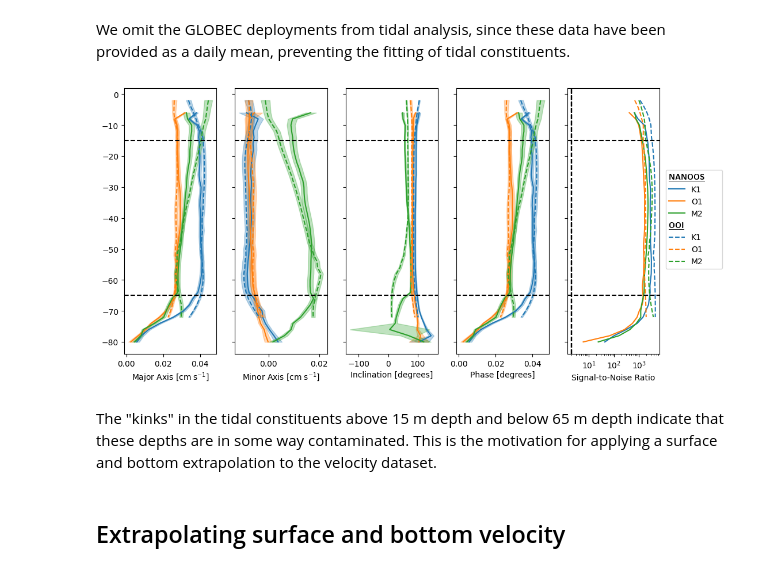
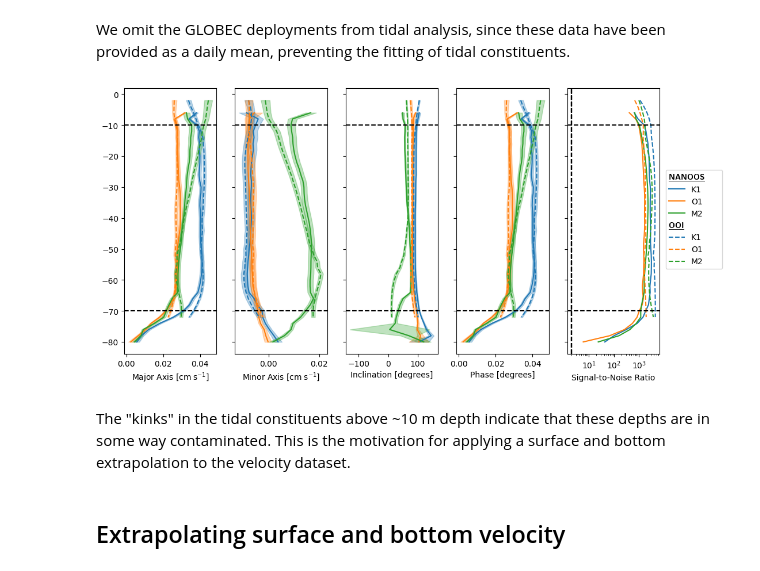
Before and after one commit to andrew-s28/shelf-nitrate-response-to-upwelling, a Jupyter notebook: notebooks/velocity_analysis_walkthrough.ipynb, the cells around one changed output. Cells and saved outputs as stored; diff of their text form; code cells hidden in the pictures.

Commit message:
update notebooks to reflect updated velocity and nitrate analysis

```diff
--- a/notebooks/velocity_analysis_walkthrough.ipynb
+++ b/notebooks/velocity_analysis_walkthrough.ipynb
@@ -310,37 +310,37 @@ class LegendTitle:
 # %%
 constituents = ["K1", "O1", "M2"]
 colors = ["C0", "C1", "C2"]
 
 fig, _ = plt.subplots(nrows=1, ncols=5, figsize=(12, 6), sharey=True)
 
 # plot the tidal constituents for each deployment period on the same axes, using different line styles
 fig = plot_tidal_constituents(tide_nanoos, fig, constituents, colors, linestyle="-")
 fig = plot_tidal_constituents(tide_ooi, fig, constituents, colors, linestyle="--")
 
 # fancy styling for the legend to add titles for each deployment period
 axs = fig.axes
 handles, labels = axs[0].get_legend_handles_labels()
 # we add string type handles that will be converted to legend titles by the handler map in the legend call below
 handles.insert(0, "NANOOS")  # ty:ignore[invalid-argument-type]
 labels.insert(0, "")
 handles.insert(4, "OOI")  # ty:ignore[invalid-argument-type]
 labels.insert(4, "")
 fig.legend(
     handles,
     labels,
     loc="center",
     bbox_to_anchor=(0.95, 0.5),
     handler_map={str: LegendTitle(text_props={"fontsize": 10}, width=55)},
 )
 
 # add some reference lines for the surface and bottom contamination
 for ax in axs:
-    ax.axhline(-15, color="k", linestyle="--")
-    ax.axhline(-65, color="k", linestyle="--")
+    ax.axhline(-10, color="k", linestyle="--")
+    ax.axhline(-70, color="k", linestyle="--")
 # %% [output]
-[figure, old version]
+[figure, new version]
 # %% [markdown]
-The "kinks" in the tidal constituents above 15 m depth and below 65 m depth indicate that these depths are in some way contaminated. This is the motivation for applying a surface and bottom extrapolation to the velocity dataset.
+The "kinks" in the tidal constituents above ~10 m depth indicate that these depths are in some way contaminated. This is the motivation for applying a surface and bottom extrapolation to the velocity dataset.
 # %% [markdown]
 ## Extrapolating surface and bottom velocity
 # %% [markdown]
```
Also changed, not shown: parts of 16 cells of this notebook, 9 other files.
